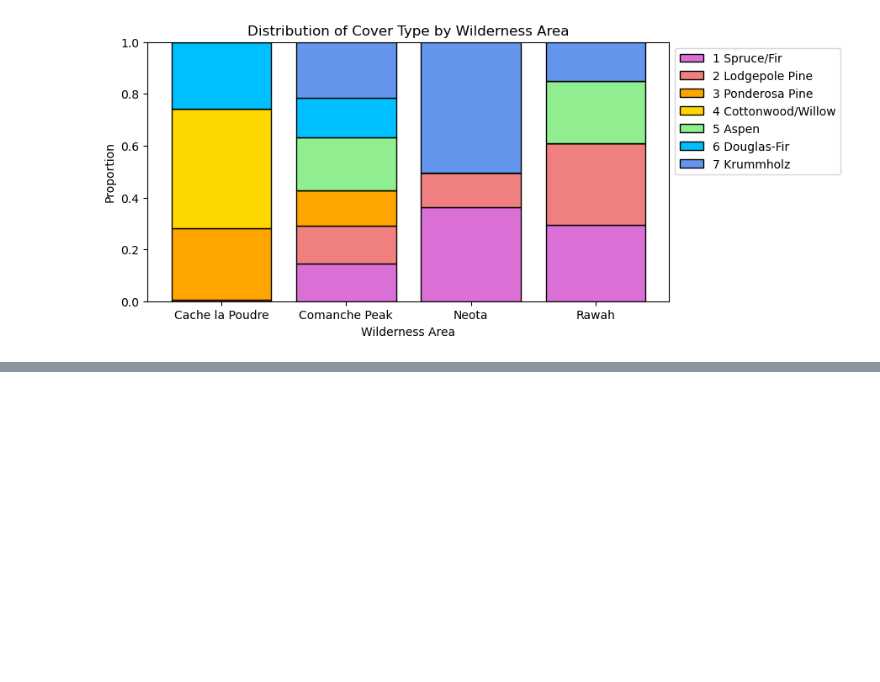
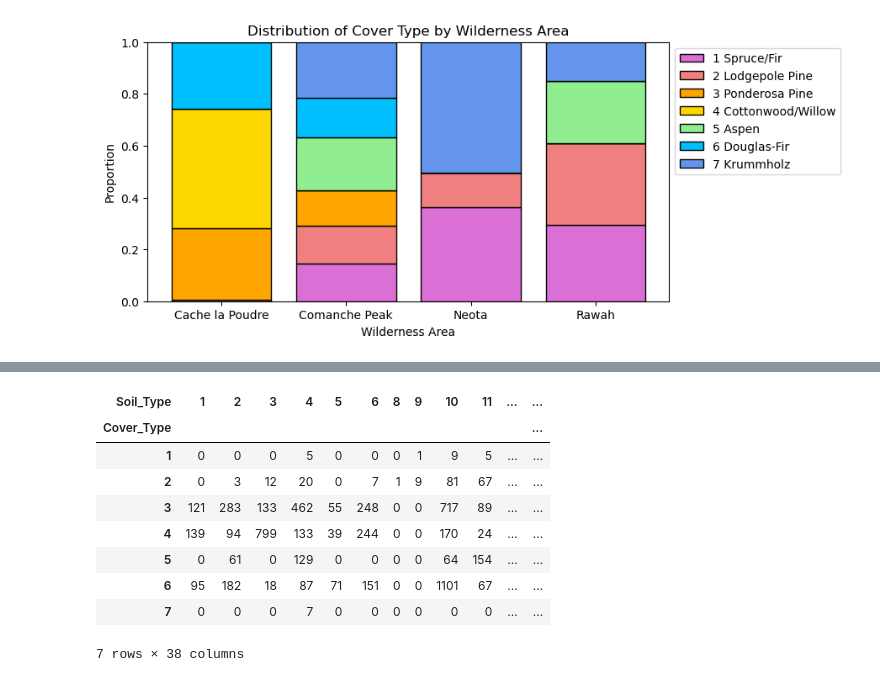
Before and after one commit to slylockfox/Maryville-DSCI-503-2, a Jupyter notebook: Project_04_Snyder.ipynb, the cells around one changed output, grey strips where cells are left out. Saved outputs shown, nothing was run; the diff lists cells and outputs as text; code cells hidden in the pictures; blank space fills up the shorter version.

```diff
--- a/Project_04_Snyder.ipynb
+++ b/Project_04_Snyder.ipynb
@@ -151,0 +155,19 @@ plt.show()
+# %%
+# Use pd.crosstab() to count the number of regions of each cover type there are for each of the 40 soil types. Pass this
+# function the Cover_Type column as its first argument and the Soil_Type column as the second argument. Store the
+# results in a DataFrame named ct_by_st
+ct_by_st = pd.crosstab(fc.loc[:, 'Cover_Type'], fc.loc[:, 'Soil_Type'])
+
+# and then display this DataFrame.
+ct_by_st.head(10)
+# %% [output]
+| Soil_Type | 1 | 2 | 3 | 4 | 5 | 6 | 8 | 9 | 10 | 11 | ... | ... |
+| Cover_Type |  |  |  |  |  |  |  |  |  |  |  | ... |
+| 1 | 0 | 0 | 0 | 5 | 0 | 0 | 0 | 1 | 9 | 5 | ... | ... |
+| 2 | 0 | 3 | 12 | 20 | 0 | 7 | 1 | 9 | 81 | 67 | ... | ... |
+| 3 | 121 | 283 | 133 | 462 | 55 | 248 | 0 | 0 | 717 | 89 | ... | ... |
+| 4 | 139 | 94 | 799 | 133 | 39 | 244 | 0 | 0 | 170 | 24 | ... | ... |
+| 5 | 0 | 61 | 0 | 129 | 0 | 0 | 0 | 0 | 64 | 154 | ... | ... |
+| 6 | 95 | 182 | 18 | 87 | 71 | 151 | 0 | 0 | 1101 | 67 | ... | ... |
+| 7 | 0 | 0 | 0 | 7 | 0 | 0 | 0 | 0 | 0 | 0 | ... | ... |
+7 rows × 38 columns
```
Also changed, not shown: parts of 3 cells of this notebook.
